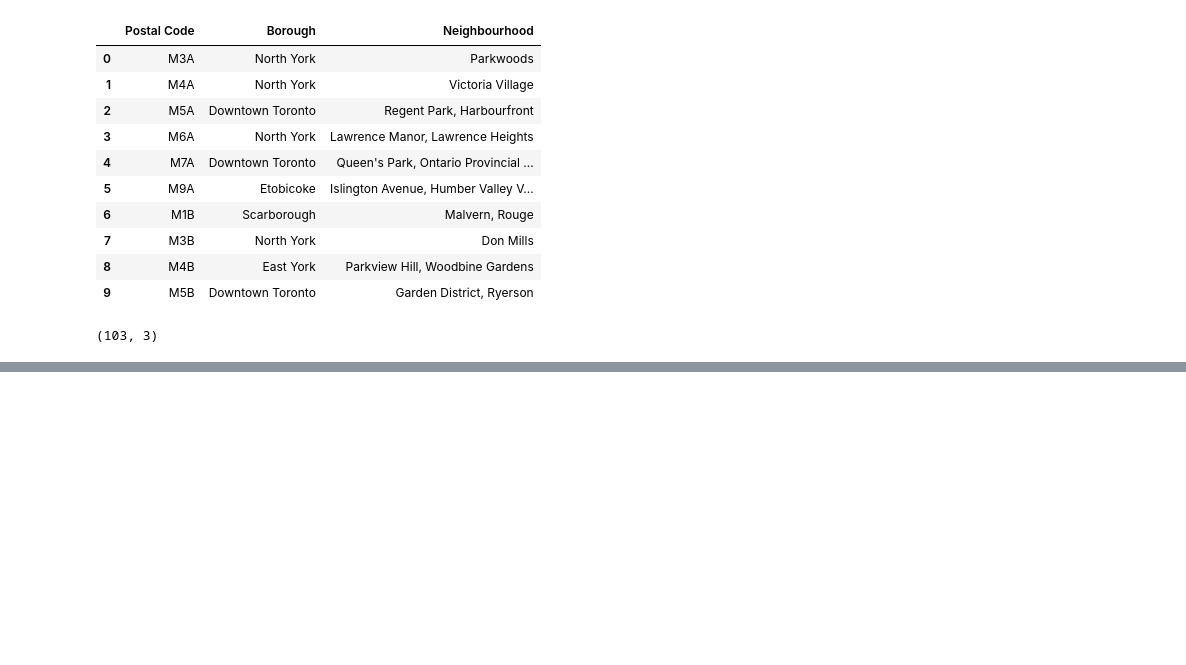
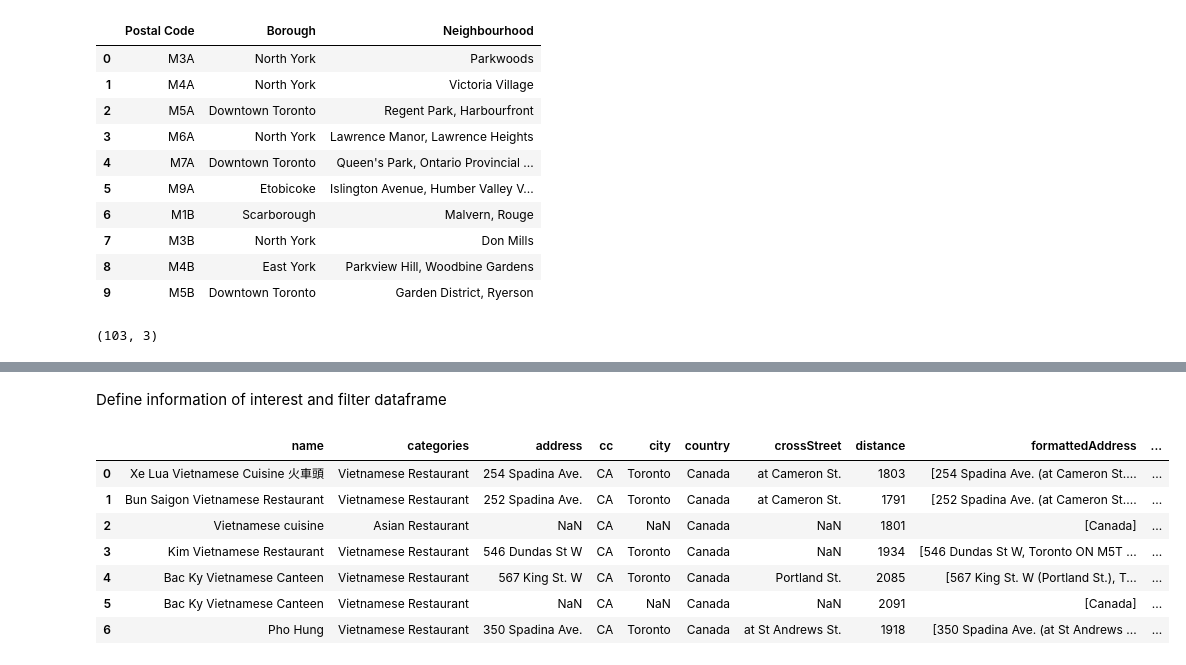
Before and after one commit to nguyenlinhvn512/Capstone-Project, a Jupyter notebook: Segmenting and Clustering Neighborhoods in Toronto.ipynb, the cells around one changed output, grey strips where cells are left out. Saved outputs shown, nothing was run; the diff lists cells and outputs as text; code cells hidden in the pictures; blank space fills up the shorter version.

```diff
--- a/Segmenting and Clustering Neighborhoods in Toronto.ipynb
+++ b/Segmenting and Clustering Neighborhoods in Toronto.ipynb
@@ -74,0 +148,9 @@ temp_df.shape
+# %%
+# Define Foursquare Credentials and Version
+CLIENT_ID = 'KOMVDCBWZS0Y3AFXRQIXOEZHXUM5J4LGZSJF1VYMMWITCXTK'
+CLIENT_SECRET = 'G2NHNKYLVV3YKBT2UVQ34NYTLEQCO2G4WVI3ABXLYVZSOH35' #
+VERSION = '20180604'
+LIMIT = 30
+print('Your credentails:')
+print('CLIENT_ID: ' + CLIENT_ID)
+print('CLIENT_SECRET:' + CLIENT_SECRET)
@@ -74,0 +161,5 @@ temp_df.shape
+# %%
+# Assume that we are in St. James Town
+latitude = 43.651494
+longitude = -79.375418
+print(latitude, longitude)
@@ -74,0 +202,35 @@ temp_df.shape
+# %% [markdown]
+Define information of interest and filter dataframe
+# %%
+# keep only columns that include venue name, and anything that is associated with location
+filtered_columns = ['name', 'categories'] + [col for col in dataframe.columns if col.startswith('location.')] + ['id']
+dataframe_filtered = dataframe.loc[:, filtered_columns]
+
+# function that extracts the category of the venue
+def get_category_type(row):
+    try:
+        categories_list = row['categories']
+    except:
+        categories_list = row['venue.categories']
+
+    if len(categories_list) == 0:
+        return None
+    else:
+        return categories_list[0]['name']
+
+# filter the category for each row
+dataframe_filtered['categories'] = dataframe_filtered.apply(get_category_type, axis=1)
+
+# clean column names by keeping only last term
+dataframe_filtered.columns = [column.split('.')[-1] for column in dataframe_filtered.columns]
+
+dataframe_filtered
+# %% [output]
+|  | name | categories | address | cc | city | country | crossStreet | distance | formattedAddress | ... |
+| 0 | Xe Lua Vietnamese Cuisine 火車頭 | Vietnamese Restaurant | 254 Spadina Ave. | CA | Toronto | Canada | at Cameron St. | 1803 | [254 Spadina Ave. (at Cameron St.... | ... |
+| 1 | Bun Saigon Vietnamese Restaurant | Vietnamese Restaurant | 252 Spadina Ave. | CA | Toronto | Canada | at Cameron St. | 1791 | [252 Spadina Ave. (at Cameron St.... | ... |
+| 2 | Vietnamese cuisine | Asian Restaurant | NaN | CA | NaN | Canada | NaN | 1801 | [Canada] | ... |
+| 3 | Kim Vietnamese Restaurant | Vietnamese Restaurant | 546 Dundas St W | CA | Toronto | Canada | NaN | 1934 | [546 Dundas St W, Toronto ON M5T ... | ... |
+| 4 | Bac Ky Vietnamese Canteen | Vietnamese Restaurant | 567 King St. W | CA | Toronto | Canada | Portland St. | 2085 | [567 King St. W (Portland St.), T... | ... |
+| 5 | Bac Ky Vietnamese Canteen | Vietnamese Restaurant | NaN | CA | NaN | Canada | NaN | 2091 | [Canada] | ... |
+| 6 | Pho Hung | Vietnamese Restaurant | 350 Spadina Ave. | CA | Toronto | Canada | at St Andrews St. | 1918 | [350 Spadina Ave. (at St Andrews ... | ... |
```
Also changed, not shown: parts of 31 cells of this notebook.
